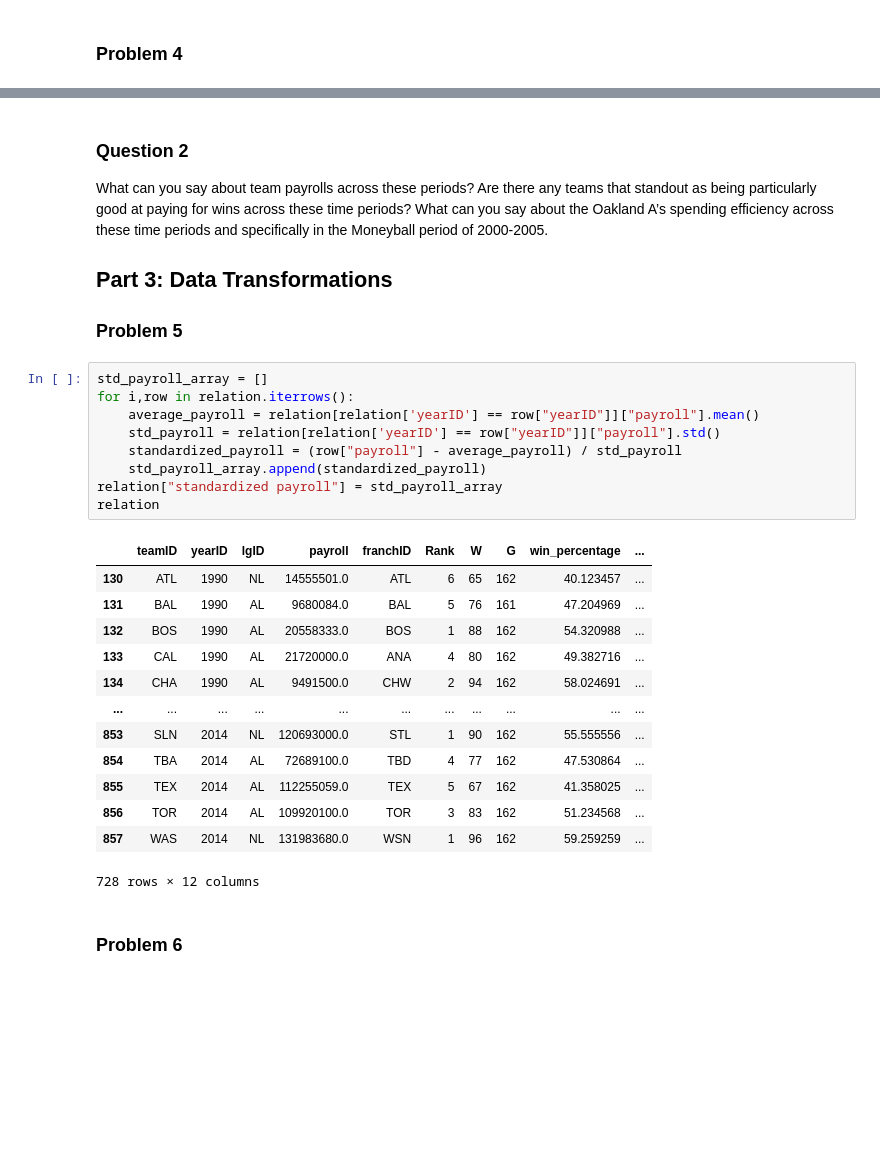
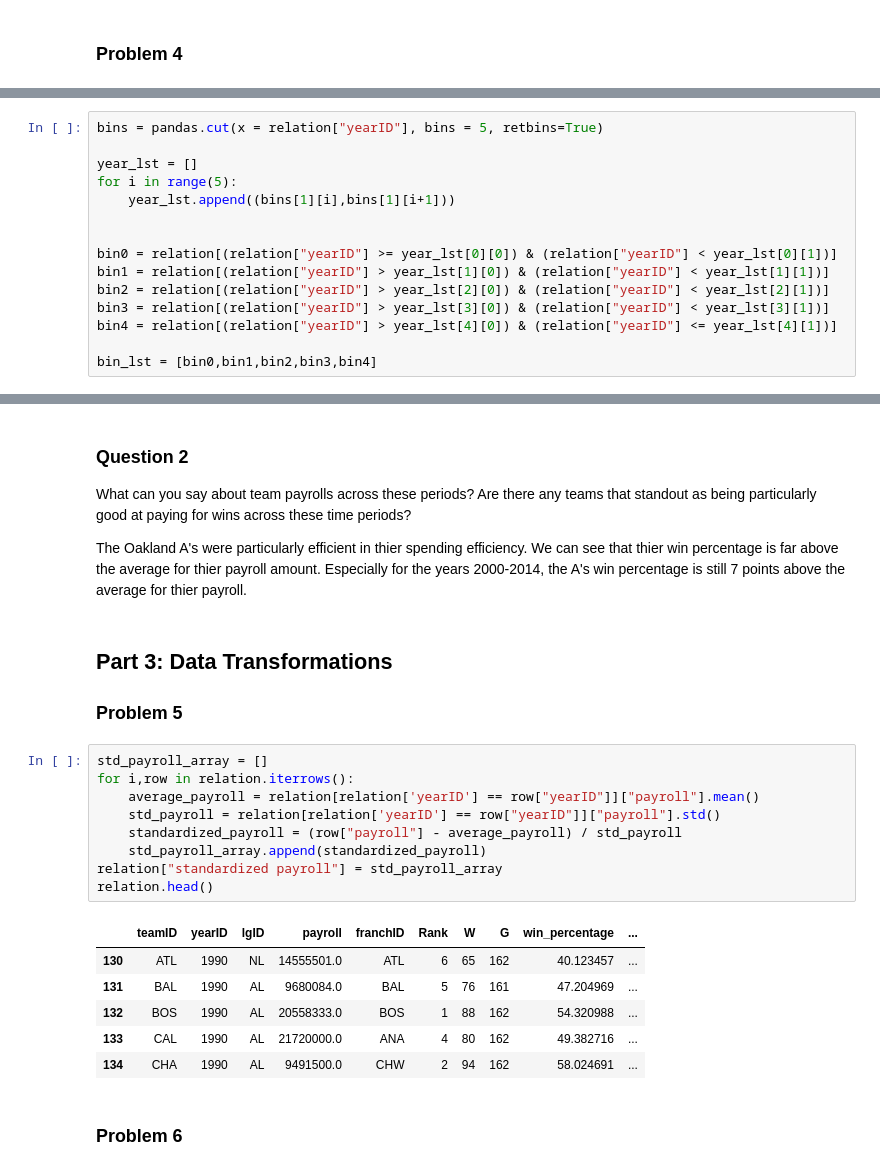
Before and after one commit to NickOuellet/Moneyball, a Jupyter notebook: Project 2 Moneyball.ipynb, the cells around one changed output, grey strips where cells are left out. Drawn from its saved outputs; the diff is of its cells as text; blank space fills up the shorter version.

```diff
--- a/Project 2 Moneyball.ipynb
+++ b/Project 2 Moneyball.ipynb
@@ -145,0 +119,15 @@ NameError: name 'payroll' is not defined
+# %%
+bins = pandas.cut(x = relation["yearID"], bins = 5, retbins=True)
+
+year_lst = []
+for i in range(5):
+    year_lst.append((bins[1][i],bins[1][i+1]))
+
+
+bin0 = relation[(relation["yearID"] >= year_lst[0][0]) & (relation["yearID"] < year_lst[0][1])]
+bin1 = relation[(relation["yearID"] > year_lst[1][0]) & (relation["yearID"] < year_lst[1][1])]
+bin2 = relation[(relation["yearID"] > year_lst[2][0]) & (relation["yearID"] < year_lst[2][1])]
+bin3 = relation[(relation["yearID"] > year_lst[3][0]) & (relation["yearID"] < year_lst[3][1])]
+bin4 = relation[(relation["yearID"] > year_lst[4][0]) & (relation["yearID"] <= year_lst[4][1])]
+
+bin_lst = [bin0,bin1,bin2,bin3,bin4]
@@ -146,31 +154,26 @@ NameError: name 'payroll' is not defined
 # %% [markdown]
 ### Question 2
-What can you say about team payrolls across these periods? Are there any teams that standout as being particularly good at paying for wins across these time periods? What can you say about the Oakland A’s spending efficiency across these time periods and specifically in the Moneyball period of 2000-2005.
+What can you say about team payrolls across these periods? Are there any teams that standout as being particularly good at paying for wins across these time periods?
 
-## Part 3: Data Transformations
-### Problem 5
+The Oakland A's were particularly efficient in thier spending efficiency. We can see that thier win percentage is far above the average for thier payroll amount. Especially for the years 2000-2014, the A's win percentage is still 7 points above the average for thier payroll.
+# %% [markdown]
+## Part 3: Data Transformations
+### Problem 5
 # %%
 std_payroll_array = []
 for i,row in relation.iterrows():
     average_payroll = relation[relation['yearID'] == row["yearID"]]["payroll"].mean()
     std_payroll = relation[relation['yearID'] == row["yearID"]]["payroll"].std()
     standardized_payroll = (row["payroll"] - average_payroll) / std_payroll
     std_payroll_array.append(standardized_payroll)
 relation["standardized payroll"] = std_payroll_array
-relation
+relation.head()
 # %% [output]
 |  | teamID | yearID | lgID | payroll | franchID | Rank | W | G | win_percentage | ... |
 | 130 | ATL | 1990 | NL | 14555501.0 | ATL | 6 | 65 | 162 | 40.123457 | ... |
 | 131 | BAL | 1990 | AL | 9680084.0 | BAL | 5 | 76 | 161 | 47.204969 | ... |
 | 132 | BOS | 1990 | AL | 20558333.0 | BOS | 1 | 88 | 162 | 54.320988 | ... |
 | 133 | CAL | 1990 | AL | 21720000.0 | ANA | 4 | 80 | 162 | 49.382716 | ... |
 | 134 | CHA | 1990 | AL | 9491500.0 | CHW | 2 | 94 | 162 | 58.024691 | ... |
-| ... | ... | ... | ... | ... | ... | ... | ... | ... | ... | ... |
-| 853 | SLN | 2014 | NL | 120693000.0 | STL | 1 | 90 | 162 | 55.555556 | ... |
-| 854 | TBA | 2014 | AL | 72689100.0 | TBD | 4 | 77 | 162 | 47.530864 | ... |
-| 855 | TEX | 2014 | AL | 112255059.0 | TEX | 5 | 67 | 162 | 41.358025 | ... |
-| 856 | TOR | 2014 | AL | 109920100.0 | TOR | 3 | 83 | 162 | 51.234568 | ... |
-| 857 | WAS | 2014 | NL | 131983680.0 | WSN | 1 | 96 | 162 | 59.259259 | ... |
-728 rows × 12 columns
 # %% [markdown]
 ### Problem 6
```
Also changed, not shown: parts of 6 cells of this notebook.
